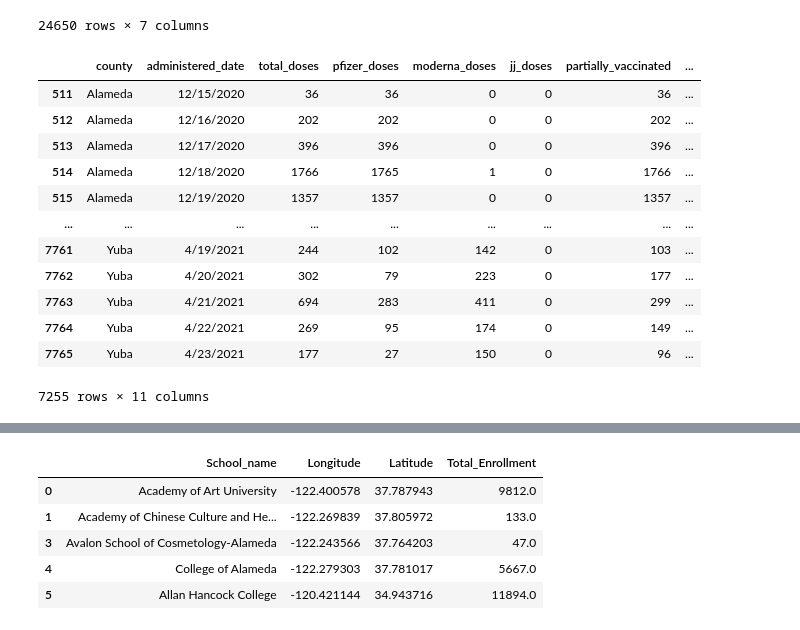
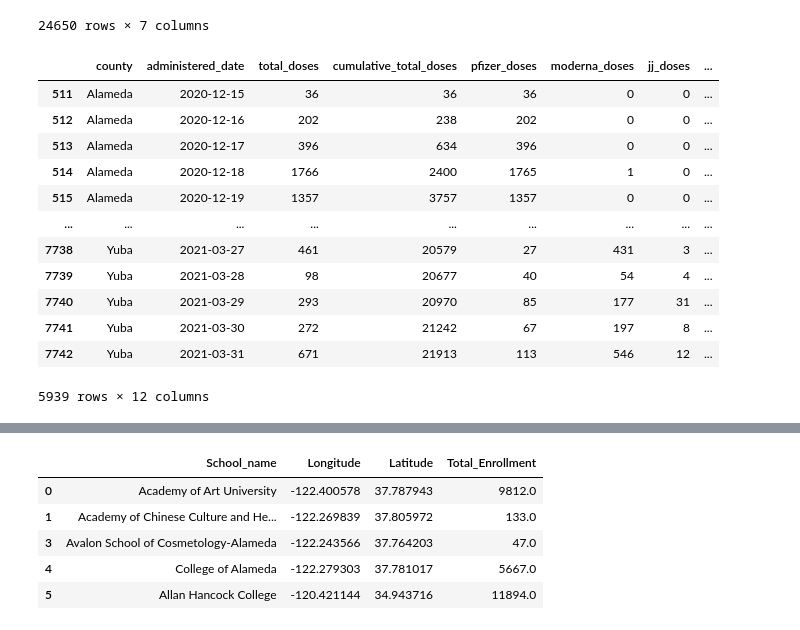
Before and after one commit to danijmartin/Covid-19-California, a Jupyter notebook: covid19_ca_main.ipynb, the cells around one changed output, grey strips where cells are left out. Cells and saved outputs as stored; diff of their text form; code cells hidden in the pictures.

Commit message:
Vaccines vs cases & death counts complete

```diff
--- a/covid19_ca_main.ipynb
+++ b/covid19_ca_main.ipynb
@@ -62,29 +62,29 @@ clean_case
 24650 rows × 7 columns
 # %%
 # Cleaning Vaccinations Data
-vaccine_csv_path = "Data/covid19vaccinesbycounty.csv"
-vaccine_df = pd.read_csv(vaccine_csv_path)
-vaccine_df.head()
 
 vaccine_csv_path = "Data/covid19vaccinesbycounty.csv"
 vaccine_df = pd.read_csv(vaccine_csv_path)
 
-vaccine_df=vaccine_df.drop(columns=['cumulative_total_doses','cumulative_pfizer_doses',
+vaccine_df=vaccine_df.drop(columns=['cumulative_pfizer_doses',
                          'cumulative_moderna_doses','cumulative_jj_doses',
                          'cumulative_at_least_one_dose', 'california_flag'])
 vaccine_df=vaccine_df.drop(vaccine_df[(vaccine_df['county']=='All CA Counties')|(vaccine_df['county']=='All CA and Non-CA Counties')|(vaccine_df['county']=='Outside California')|(vaccine_df['county']=='Unknown')].index)
+
+vaccine_df.administered_date = pd.to_datetime(vaccine_df['administered_date'],format='%m/%d/%Y')
+vaccine_df=vaccine_df.loc[(vaccine_df['administered_date']<dt.datetime(2021,4,1))].copy()
 vaccine_df
 # %% [output]
-|  | county | administered_date | total_doses | pfizer_doses | moderna_doses | jj_doses | partially_vaccinated | ... |
-| 511 | Alameda | 12/15/2020 | 36 | 36 | 0 | 0 | 36 | ... |
-| 512 | Alameda | 12/16/2020 | 202 | 202 | 0 | 0 | 202 | ... |
-| 513 | Alameda | 12/17/2020 | 396 | 396 | 0 | 0 | 396 | ... |
-| 514 | Alameda | 12/18/2020 | 1766 | 1765 | 1 | 0 | 1766 | ... |
-| 515 | Alameda | 12/19/2020 | 1357 | 1357 | 0 | 0 | 1357 | ... |
+|  | county | administered_date | total_doses | cumulative_total_doses | pfizer_doses | moderna_doses | jj_doses | ... |
+| 511 | Alameda | 2020-12-15 | 36 | 36 | 36 | 0 | 0 | ... |
+| 512 | Alameda | 2020-12-16 | 202 | 238 | 202 | 0 | 0 | ... |
+| 513 | Alameda | 2020-12-17 | 396 | 634 | 396 | 0 | 0 | ... |
+| 514 | Alameda | 2020-12-18 | 1766 | 2400 | 1765 | 1 | 0 | ... |
+| 515 | Alameda | 2020-12-19 | 1357 | 3757 | 1357 | 0 | 0 | ... |
 | ... | ... | ... | ... | ... | ... | ... | ... | ... |
-| 7761 | Yuba | 4/19/2021 | 244 | 102 | 142 | 0 | 103 | ... |
-| 7762 | Yuba | 4/20/2021 | 302 | 79 | 223 | 0 | 177 | ... |
-| 7763 | Yuba | 4/21/2021 | 694 | 283 | 411 | 0 | 299 | ... |
-| 7764 | Yuba | 4/22/2021 | 269 | 95 | 174 | 0 | 149 | ... |
-| 7765 | Yuba | 4/23/2021 | 177 | 27 | 150 | 0 | 96 | ... |
+| 7738 | Yuba | 2021-03-27 | 461 | 20579 | 27 | 431 | 3 | ... |
+| 7739 | Yuba | 2021-03-28 | 98 | 20677 | 40 | 54 | 4 | ... |
+| 7740 | Yuba | 2021-03-29 | 293 | 20970 | 85 | 177 | 31 | ... |
+| 7741 | Yuba | 2021-03-30 | 272 | 21242 | 67 | 197 | 8 | ... |
+| 7742 | Yuba | 2021-03-31 | 671 | 21913 | 113 | 546 | 12 | ... |
-7255 rows × 11 columns
+5939 rows × 12 columns
```
Also changed, not shown: parts of 3 cells of this notebook.
